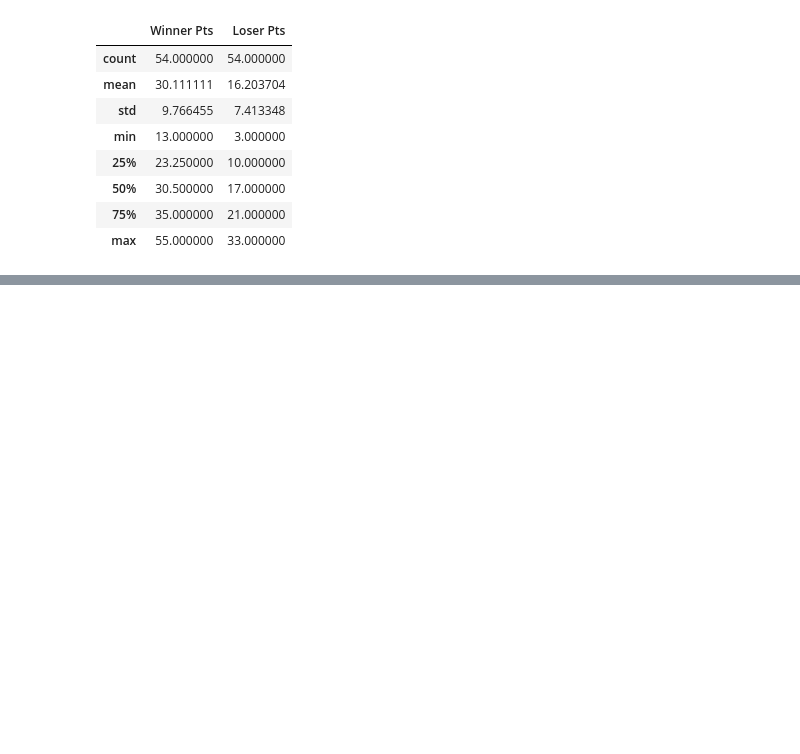
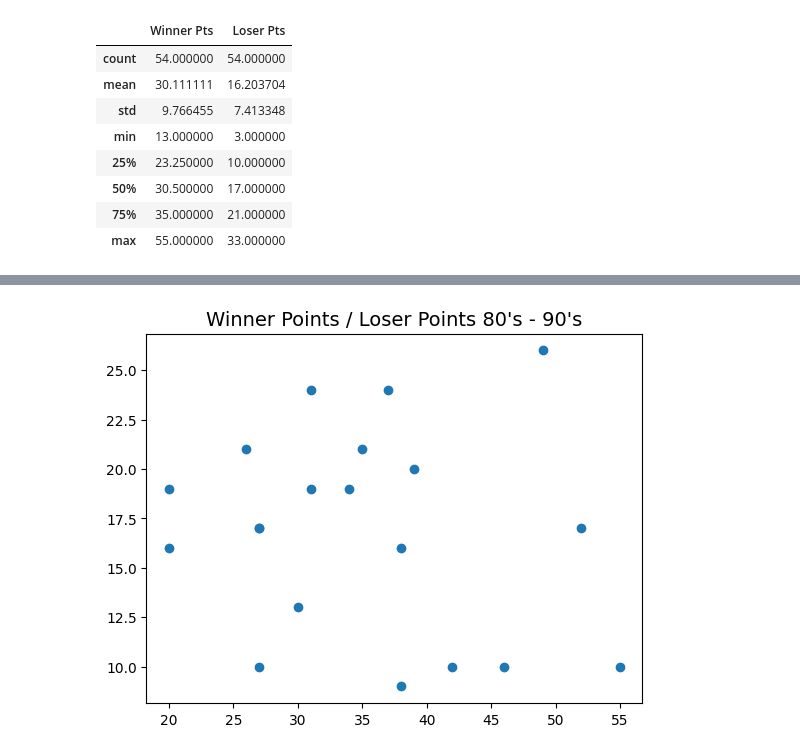
Before and after one commit to WBlackstorm/superbowl-science, a Jupyter notebook: superbowl.ipynb, the cells around one changed output, grey strips where cells are left out. Saved outputs shown, nothing was run; the diff lists cells and outputs as text; code cells hidden in the pictures; blank space fills up the shorter version.

```diff
--- a/superbowl.ipynb
+++ b/superbowl.ipynb
@@ -165,0 +102,6 @@ sorted_teams
+# %%
+plt.scatter(df.loc[(df['year'] >= 1980) & (df['year'] < 2000)]['Winner Pts'], df.loc[(df['year'] >= 1980) & (df['year'] < 2000)]['Loser Pts'])
+plt.title("Winner Points / Loser Points 80's - 90's", loc="center", fontsize=14)
+plt.show()
+# %% [output]
+[figure, added]
```
Also changed, not shown: parts of 20 cells of this notebook, 1 other file.
